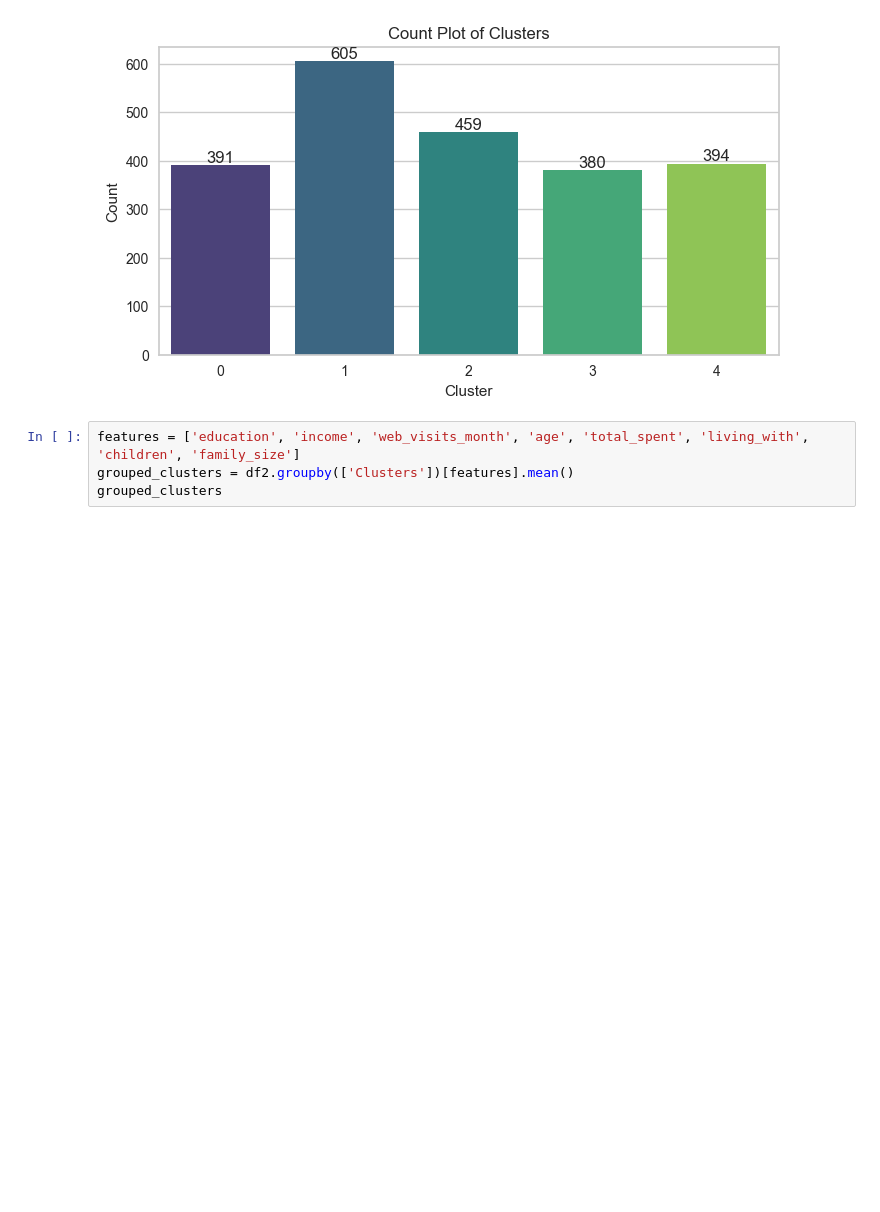
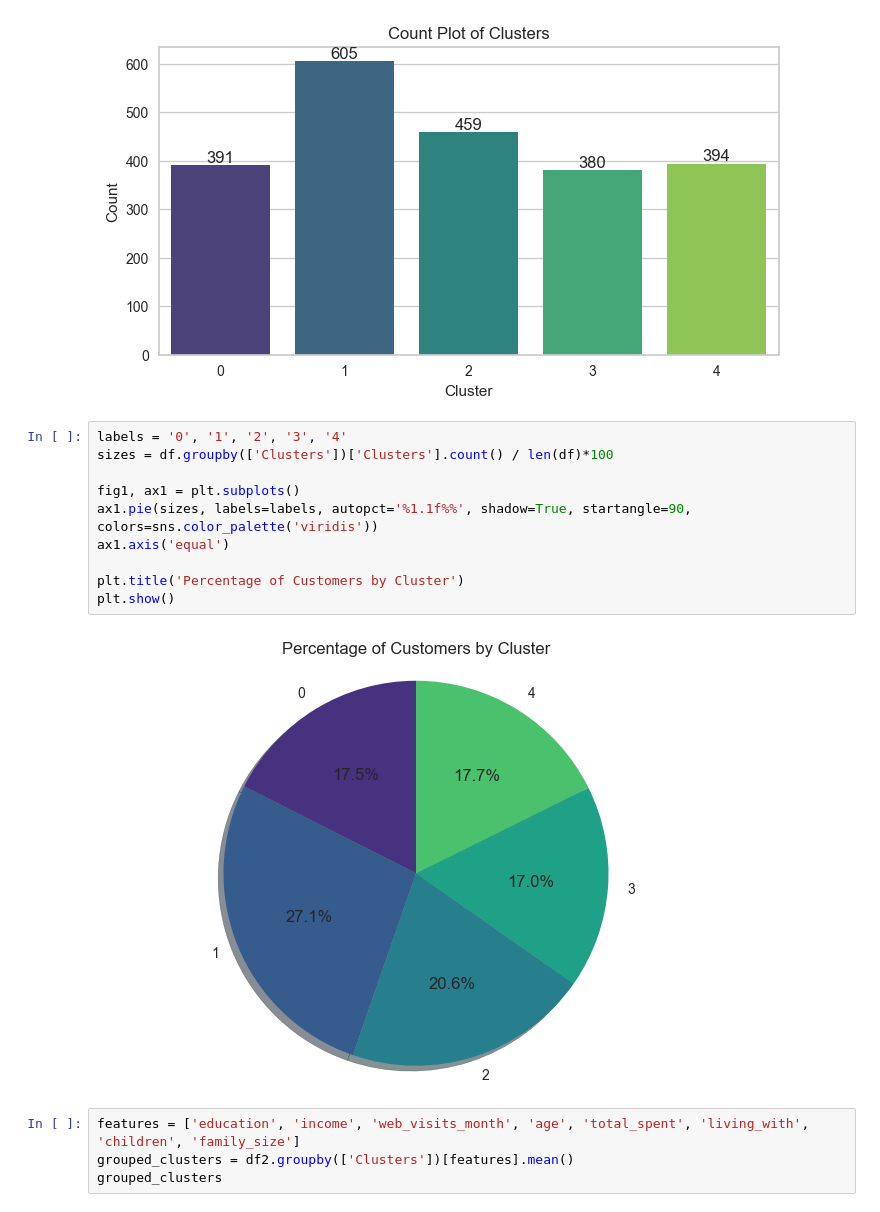
Before and after one commit to Anotherafael/CustomerSegmentation, a Jupyter notebook: Modeling.ipynb, the cells around one changed output. Drawn from its saved outputs; the diff is of its cells as text; blank space fills up the shorter version.

```diff
--- a/Modeling.ipynb
+++ b/Modeling.ipynb
@@ -190,6 +190,18 @@ plt.ylabel('Count')
 plt.show()
 # %% [output]
 [figure]
+# %%
+labels = '0', '1', '2', '3', '4'
+sizes = df.groupby(['Clusters'])['Clusters'].count() / len(df)*100
+
+fig1, ax1 = plt.subplots()
+ax1.pie(sizes, labels=labels, autopct='%1.1f%%', shadow=True, startangle=90, colors=sns.color_palette('viridis'))
+ax1.axis('equal')
+
+plt.title('Percentage of Customers by Cluster')
+plt.show()
+# %% [output]
+[figure, added]
 # %%
 features = ['education', 'income', 'web_visits_month', 'age', 'total_spent', 'living_with', 'children', 'family_size']
 grouped_clusters = df2.groupby(['Clusters'])[features].mean()
```
Also changed, not shown: parts of 22 cells of this notebook, 10 other files.
